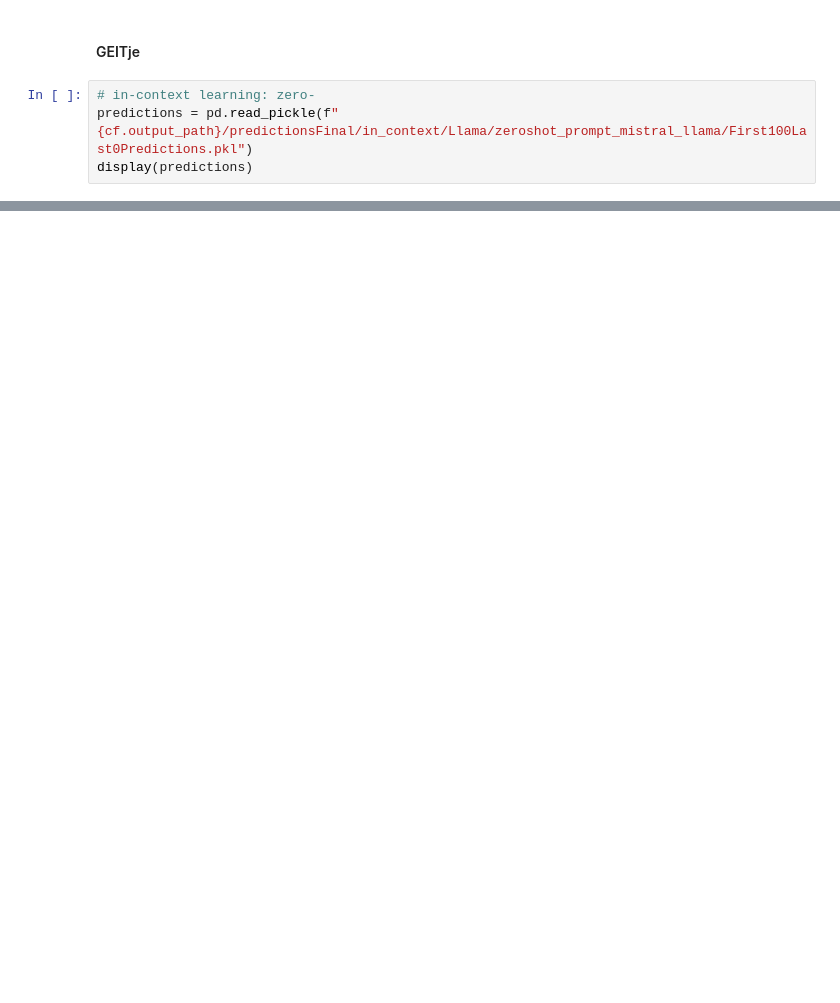
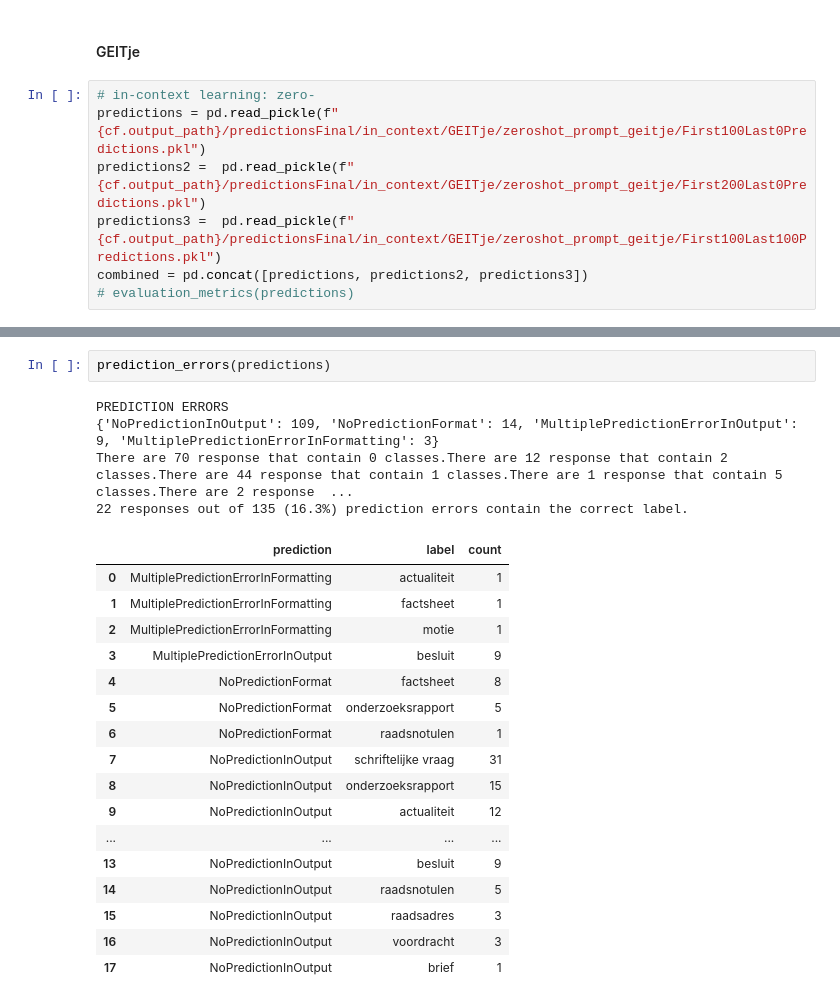
Before and after one commit to Amsterdam-Internships/document-classification-using-large-language-models, a Jupyter notebook: notebooks/PredictionAnalysis.ipynb, the cells around one changed output, grey strips where cells are left out. Cells and saved outputs as stored; diff of their text form; blank space fills up the shorter version.

Commit message:
update predicgtion analysis, convert functions to take multiple runs, to allow comparison

```diff
--- a/notebooks/PredictionAnalysis.ipynb
+++ b/notebooks/PredictionAnalysis.ipynb
@@ -199,5 +198,8 @@ Amount of docs that took longer than 75th percentile per class: {'brief': 33, 'f
 #### GEITje
 # %%
 # in-context learning: zero-
-predictions = pd.read_pickle(f"{cf.output_path}/predictionsFinal/in_context/Llama/zeroshot_prompt_mistral_llama/First100Last0Predictions.pkl")
-display(predictions)
+predictions = pd.read_pickle(f"{cf.output_path}/predictionsFinal/in_context/GEITje/zeroshot_prompt_geitje/First100Last0Predictions.pkl")
+predictions2 =  pd.read_pickle(f"{cf.output_path}/predictionsFinal/in_context/GEITje/zeroshot_prompt_geitje/First200Last0Predictions.pkl")
+predictions3 =  pd.read_pickle(f"{cf.output_path}/predictionsFinal/in_context/GEITje/zeroshot_prompt_geitje/First100Last100Predictions.pkl")
+combined = pd.concat([predictions, predictions2, predictions3])
+# evaluation_metrics(predictions)
@@ -217,0 +244,24 @@ display(predictions)
+# %%
+prediction_errors(predictions)
+# %% [output]
+PREDICTION ERRORS
+{'NoPredictionInOutput': 109, 'NoPredictionFormat': 14, 'MultiplePredictionErrorInOutput': 9, 'MultiplePredictionErrorInFormatting': 3}
+There are 70 response that contain 0 classes.There are 12 response that contain 2 classes.There are 44 response that contain 1 classes.There are 1 response that contain 5 classes.There are 2 response  ...
+22 responses out of 135 (16.3%) prediction errors contain the correct label.
+|  | prediction | label | count |
+| 0 | MultiplePredictionErrorInFormatting | actualiteit | 1 |
+| 1 | MultiplePredictionErrorInFormatting | factsheet | 1 |
+| 2 | MultiplePredictionErrorInFormatting | motie | 1 |
+| 3 | MultiplePredictionErrorInOutput | besluit | 9 |
+| 4 | NoPredictionFormat | factsheet | 8 |
+| 5 | NoPredictionFormat | onderzoeksrapport | 5 |
+| 6 | NoPredictionFormat | raadsnotulen | 1 |
+| 7 | NoPredictionInOutput | schriftelijke vraag | 31 |
+| 8 | NoPredictionInOutput | onderzoeksrapport | 15 |
+| 9 | NoPredictionInOutput | actualiteit | 12 |
+| ... | ... | ... | ... |
+| 13 | NoPredictionInOutput | besluit | 9 |
+| 14 | NoPredictionInOutput | raadsnotulen | 5 |
+| 15 | NoPredictionInOutput | raadsadres | 3 |
+| 16 | NoPredictionInOutput | voordracht | 3 |
+| 17 | NoPredictionInOutput | brief | 1 |
```
Also changed, not shown: parts of 5 cells of this notebook.
